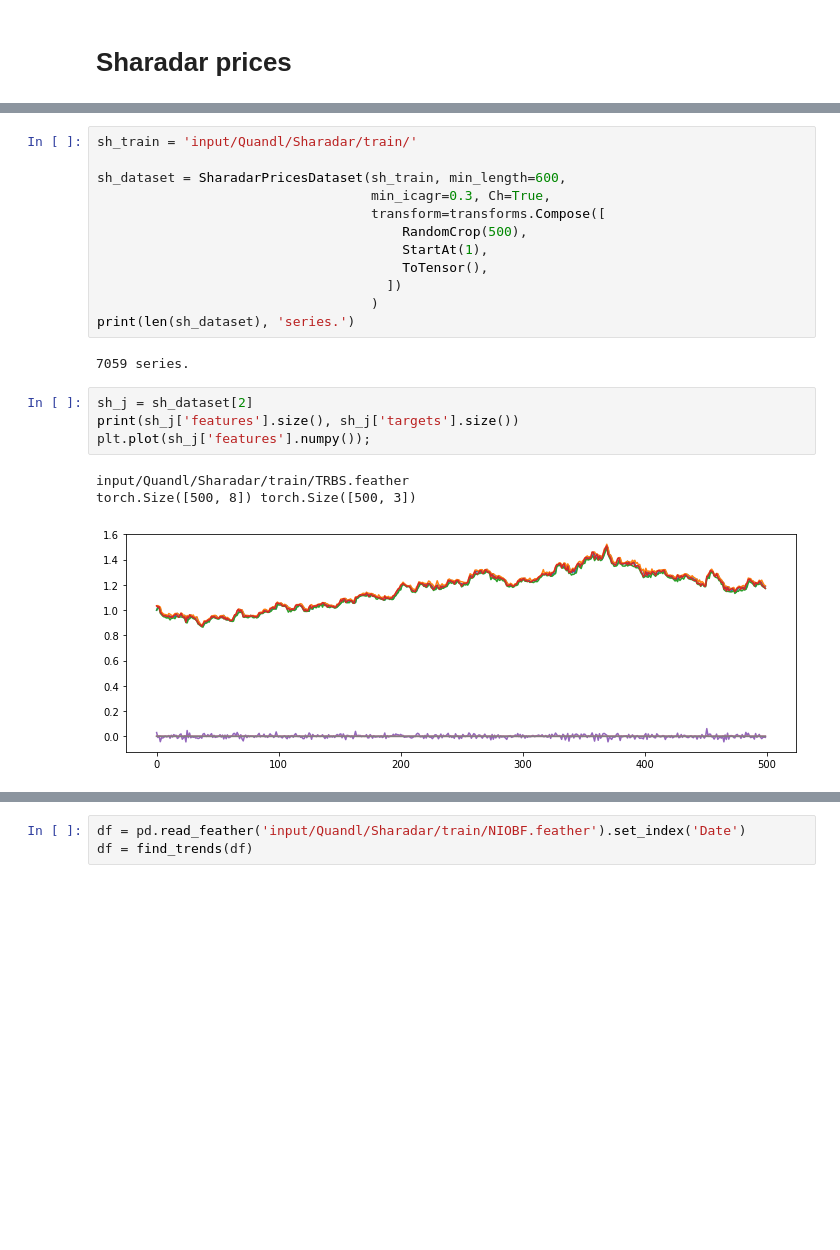
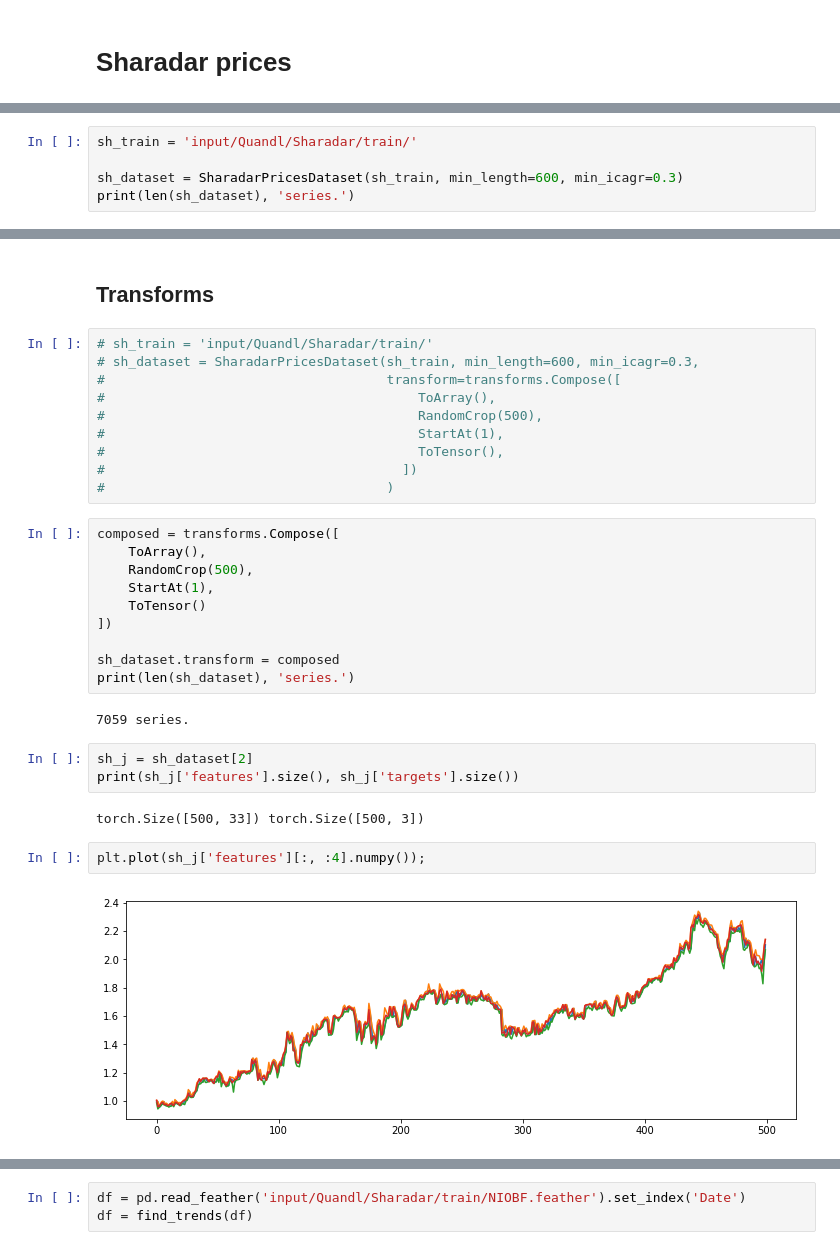
Before and after one commit to peerchen/trend-following-1, a Jupyter notebook: Pytorch - Data Loading.ipynb, the cells around one changed output, grey strips where cells are left out. Cells and saved outputs as stored; diff of their text form; blank space fills up the shorter version.

```diff
--- a/Pytorch - Data Loading.ipynb
+++ b/Pytorch - Data Loading.ipynb
@@ -310,3 +340,8 @@ class SharadarPricesDataset(Dataset):
             sample = self.transform(sample)
 
         return sample
+# %%
+sh_train = 'input/Quandl/Sharadar/train/'
+
+sh_dataset = SharadarPricesDataset(sh_train, min_length=600, min_icagr=0.3)
+print(len(sh_dataset), 'series.')
@@ -313,22 +374,33 @@ class SharadarPricesDataset(Dataset):
+# %% [markdown]
+## Transforms
 # %%
-sh_train = 'input/Quandl/Sharadar/train/'
-
-sh_dataset = SharadarPricesDataset(sh_train, min_length=600,
-                                   min_icagr=0.3, Ch=True,
-                                   transform=transforms.Compose([
-                                       RandomCrop(500),
-                                       StartAt(1),
-                                       ToTensor(),
-                                     ])
-                                   )
-print(len(sh_dataset), 'series.')
+# sh_train = 'input/Quandl/Sharadar/train/'
+# sh_dataset = SharadarPricesDataset(sh_train, min_length=600, min_icagr=0.3,
+#                                    transform=transforms.Compose([
+#                                        ToArray(),
+#                                        RandomCrop(500),
+#                                        StartAt(1),
+#                                        ToTensor(),
+#                                      ])
+#                                    )
-# %% [output]
-7059 series.
+# %%
+composed = transforms.Compose([
+    ToArray(),
+    RandomCrop(500),
+    StartAt(1),
+    ToTensor()
+])
+
+sh_dataset.transform = composed
+print(len(sh_dataset), 'series.')
+# %% [output]
+7059 series.
 # %%
 sh_j = sh_dataset[2]
 print(sh_j['features'].size(), sh_j['targets'].size())
-plt.plot(sh_j['features'].numpy());
 # %% [output]
-input/Quandl/Sharadar/train/TRBS.feather
-torch.Size([500, 8]) torch.Size([500, 3])
+torch.Size([500, 33]) torch.Size([500, 3])
-[figure, removed]
+# %%
+plt.plot(sh_j['features'][:, :4].numpy());
+# %% [output]
+[figure, added]
```
Also changed, not shown: parts of 31 cells of this notebook, 2 other files.
